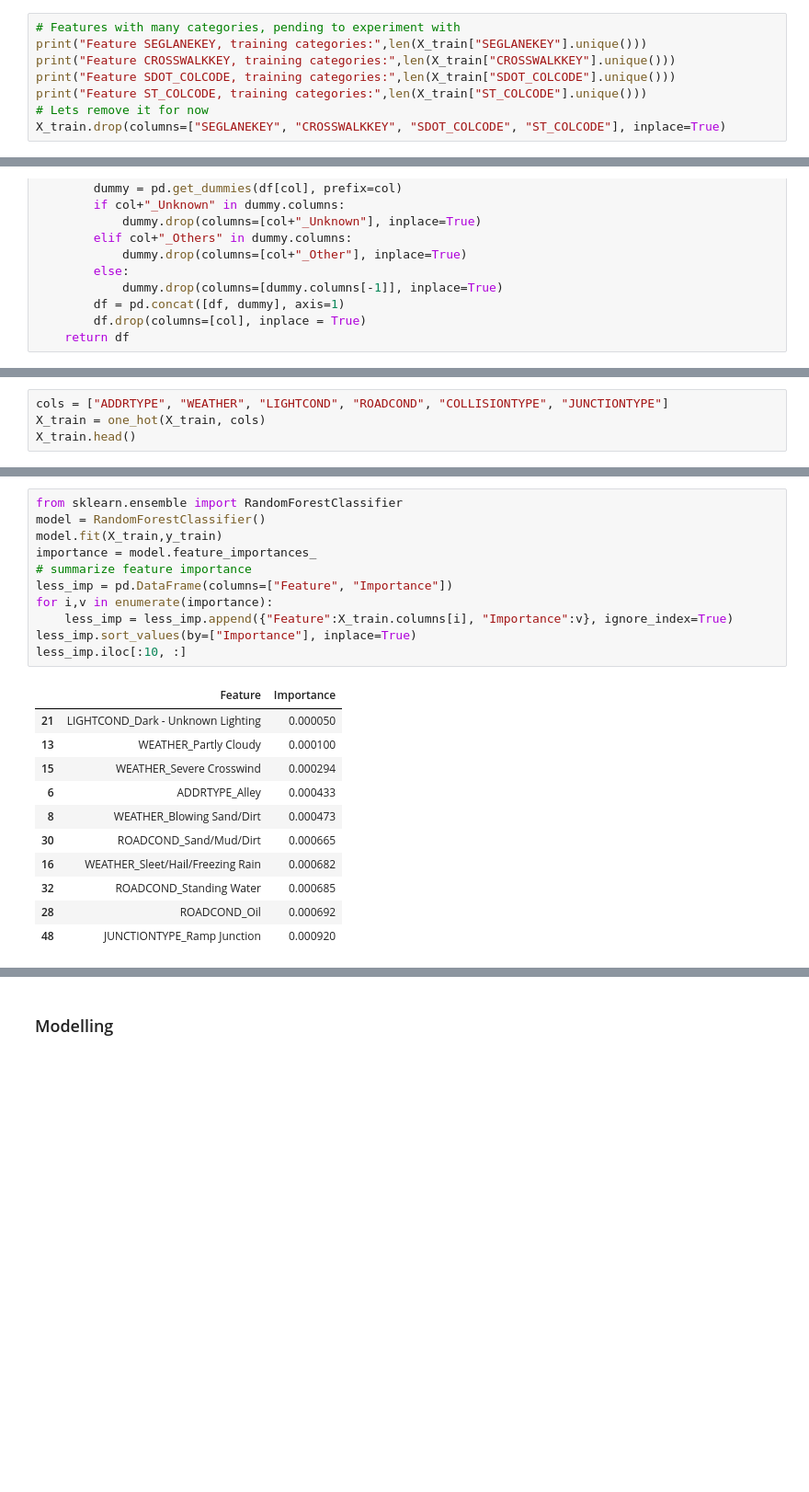
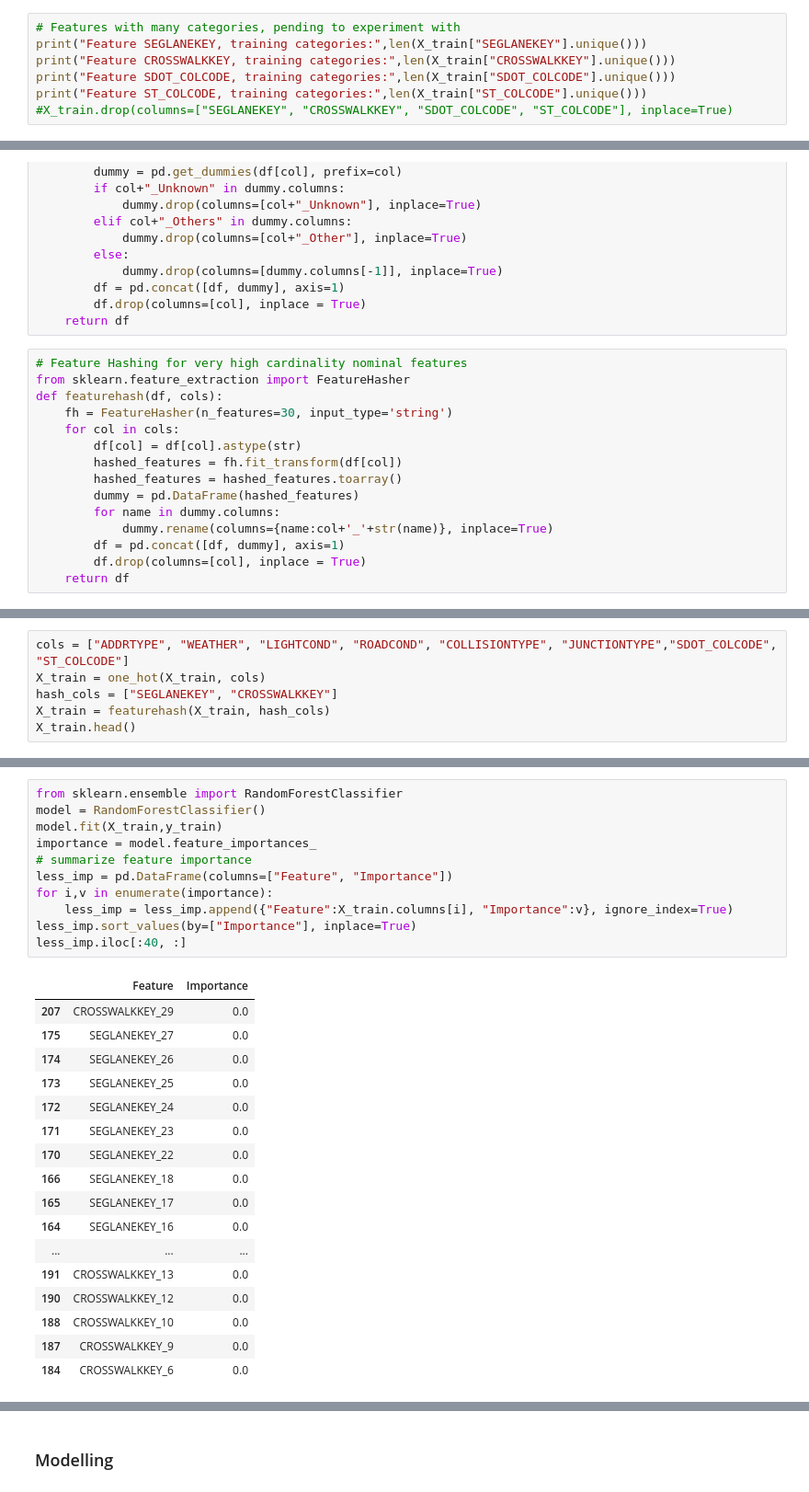
Before and after one commit to utkarsh-prakash/Seatle-Accidents, a Jupyter notebook: Main.ipynb, the cells around one changed output, grey strips where cells are left out. Shown at 92% size. Drawn from its saved outputs; the diff is of its cells as text; blank space fills up the shorter version.

```diff
--- a/Main.ipynb
+++ b/Main.ipynb
@@ -334,8 +334,7 @@ print("Feature SEGLANEKEY, training categories:",len(X_train["SEGLANEKEY"].uniqu
 print("Feature CROSSWALKKEY, training categories:",len(X_train["CROSSWALKKEY"].unique()))
 print("Feature SDOT_COLCODE, training categories:",len(X_train["SDOT_COLCODE"].unique()))
 print("Feature ST_COLCODE, training categories:",len(X_train["ST_COLCODE"].unique()))
-# Lets remove it for now
-X_train.drop(columns=["SEGLANEKEY", "CROSSWALKKEY", "SDOT_COLCODE", "ST_COLCODE"], inplace=True)
+#X_train.drop(columns=["SEGLANEKEY", "CROSSWALKKEY", "SDOT_COLCODE", "ST_COLCODE"], inplace=True)
 # %% [output]
 Feature SEGLANEKEY, training categories: 1451
 Feature CROSSWALKKEY, training categories: 1733
@@ -358,6 +357,21 @@ def one_hot(df, cols):
         df = pd.concat([df, dummy], axis=1)
         df.drop(columns=[col], inplace = True)
     return df
+# %%
+# Feature Hashing for very high cardinality nominal features
+from sklearn.feature_extraction import FeatureHasher
+def featurehash(df, cols):
+    fh = FeatureHasher(n_features=30, input_type='string')
+    for col in cols:
+        df[col] = df[col].astype(str)
+        hashed_features = fh.fit_transform(df[col])
+        hashed_features = hashed_features.toarray()
+        dummy = pd.DataFrame(hashed_features)
+        for name in dummy.columns:
+            dummy.rename(columns={name:col+'_'+str(name)}, inplace=True)
+        df = pd.concat([df, dummy], axis=1)
+        df.drop(columns=[col], inplace = True)
+    return df
 # %%
 X_train.head()
 # %% [output]
@@ -370,6 +384,8 @@ X_train.head()
 # %%
-cols = ["ADDRTYPE", "WEATHER", "LIGHTCOND", "ROADCOND", "COLLISIONTYPE", "JUNCTIONTYPE"]
+cols = ["ADDRTYPE", "WEATHER", "LIGHTCOND", "ROADCOND", "COLLISIONTYPE", "JUNCTIONTYPE","SDOT_COLCODE", "ST_COLCODE"]
 X_train = one_hot(X_train, cols)
+hash_cols = ["SEGLANEKEY", "CROSSWALKKEY"]
+X_train = featurehash(X_train, hash_cols)
 X_train.head()
 # %% [output]
 |  | PERSONCOUNT | PEDCOUNT | PEDCYLCOUNT | VEHCOUNT | UNDERINFL | HITPARKEDCAR | ADDRTYPE_Alley | ADDRTYPE_Block | ... |
@@ -382,25 +398,31 @@ X_train.head()
 # %%
 from sklearn.ensemble import RandomForestClassifier
 model = RandomForestClassifier()
 model.fit(X_train,y_train)
 importance = model.feature_importances_
 # summarize feature importance
 less_imp = pd.DataFrame(columns=["Feature", "Importance"])
 for i,v in enumerate(importance):
     less_imp = less_imp.append({"Feature":X_train.columns[i], "Importance":v}, ignore_index=True)
 less_imp.sort_values(by=["Importance"], inplace=True)
-less_imp.iloc[:10, :]
+less_imp.iloc[:40, :]
 # %% [output]
 |  | Feature | Importance |
-| 21 | LIGHTCOND_Dark - Unknown Lighting | 0.000050 |
-| 13 | WEATHER_Partly Cloudy | 0.000100 |
-| 15 | WEATHER_Severe Crosswind | 0.000294 |
-| 6 | ADDRTYPE_Alley | 0.000433 |
-| 8 | WEATHER_Blowing Sand/Dirt | 0.000473 |
-| 30 | ROADCOND_Sand/Mud/Dirt | 0.000665 |
-| 16 | WEATHER_Sleet/Hail/Freezing Rain | 0.000682 |
-| 32 | ROADCOND_Standing Water | 0.000685 |
-| 28 | ROADCOND_Oil | 0.000692 |
-| 48 | JUNCTIONTYPE_Ramp Junction | 0.000920 |
+| 207 | CROSSWALKKEY_29 | 0.0 |
+| 175 | SEGLANEKEY_27 | 0.0 |
+| 174 | SEGLANEKEY_26 | 0.0 |
+| 173 | SEGLANEKEY_25 | 0.0 |
+| 172 | SEGLANEKEY_24 | 0.0 |
+| 171 | SEGLANEKEY_23 | 0.0 |
+| 170 | SEGLANEKEY_22 | 0.0 |
+| 166 | SEGLANEKEY_18 | 0.0 |
+| 165 | SEGLANEKEY_17 | 0.0 |
+| 164 | SEGLANEKEY_16 | 0.0 |
+| ... | ... | ... |
+| 191 | CROSSWALKKEY_13 | 0.0 |
+| 190 | CROSSWALKKEY_12 | 0.0 |
+| 188 | CROSSWALKKEY_10 | 0.0 |
+| 187 | CROSSWALKKEY_9 | 0.0 |
+| 184 | CROSSWALKKEY_6 | 0.0 |
 # %%
 # Dropping 10 least important features
```
Also changed, not shown: parts of 8 cells of this notebook.
